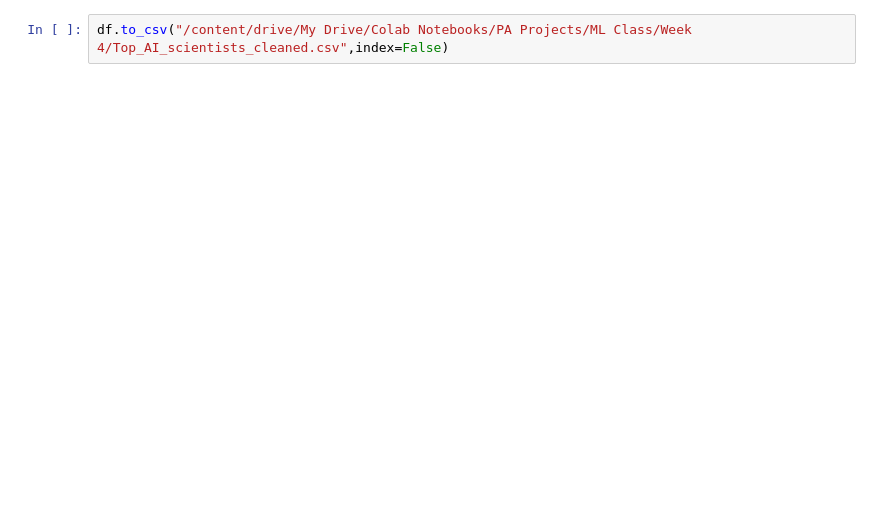
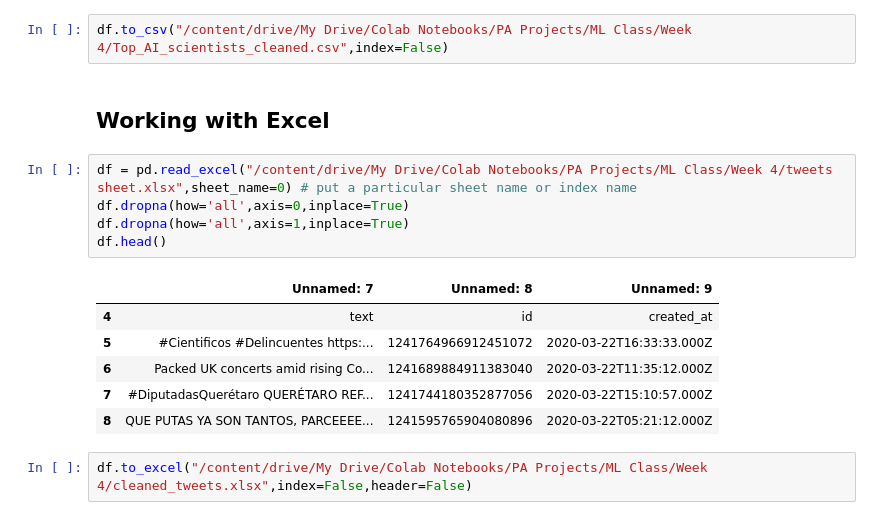
Before and after one commit to pioneerAlpha/ML_AiS_B1, a Jupyter notebook: Week 4/pandas.ipynb, the cells around one changed output. Cells and saved outputs as stored; diff of their text form; blank space fills up the shorter version.

Commit message:
more updates on week 4 and 5

```diff
--- a/Week 4/pandas.ipynb
+++ b/Week 4/pandas.ipynb
@@ -695,3 +695,19 @@ df.head()
 | 4 | 4 | 5 | https://www.guide2research.com/im... | Michael I. Jordan | University of California, Berkeley | United States | 636 | 211810 | 180 |
 # %%
 df.to_csv("/content/drive/My Drive/Colab Notebooks/PA Projects/ML Class/Week 4/Top_AI_scientists_cleaned.csv",index=False)
+# %% [markdown]
+## Working with Excel
+# %%
+df = pd.read_excel("/content/drive/My Drive/Colab Notebooks/PA Projects/ML Class/Week 4/tweets sheet.xlsx",sheet_name=0) # put a particular sheet name or index name
+df.dropna(how='all',axis=0,inplace=True)
+df.dropna(how='all',axis=1,inplace=True)
+df.head()
+# %% [output]
+|  | Unnamed: 7 | Unnamed: 8 | Unnamed: 9 |
+| 4 | text | id | created_at |
+| 5 | #Cientificos #Delincuentes https:... | 1241764966912451072 | 2020-03-22T16:33:33.000Z |
+| 6 | Packed UK concerts amid rising Co... | 1241689884911383040 | 2020-03-22T11:35:12.000Z |
+| 7 | #DiputadasQuerétaro QUERÉTARO REF... | 1241744180352877056 | 2020-03-22T15:10:57.000Z |
+| 8 | QUE PUTAS YA SON TANTOS, PARCEEEE... | 1241595765904080896 | 2020-03-22T05:21:12.000Z |
+# %%
+df.to_excel("/content/drive/My Drive/Colab Notebooks/PA Projects/ML Class/Week 4/cleaned_tweets.xlsx",index=False,header=False)
```
Also changed, not shown: parts of 2 cells of this notebook.
